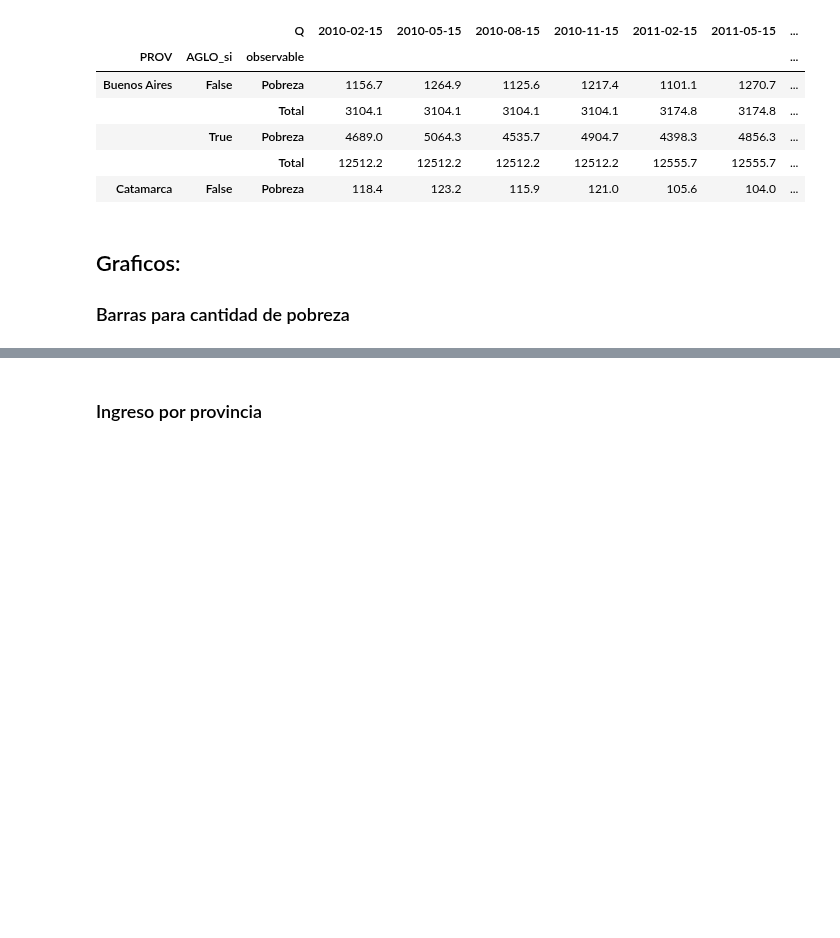
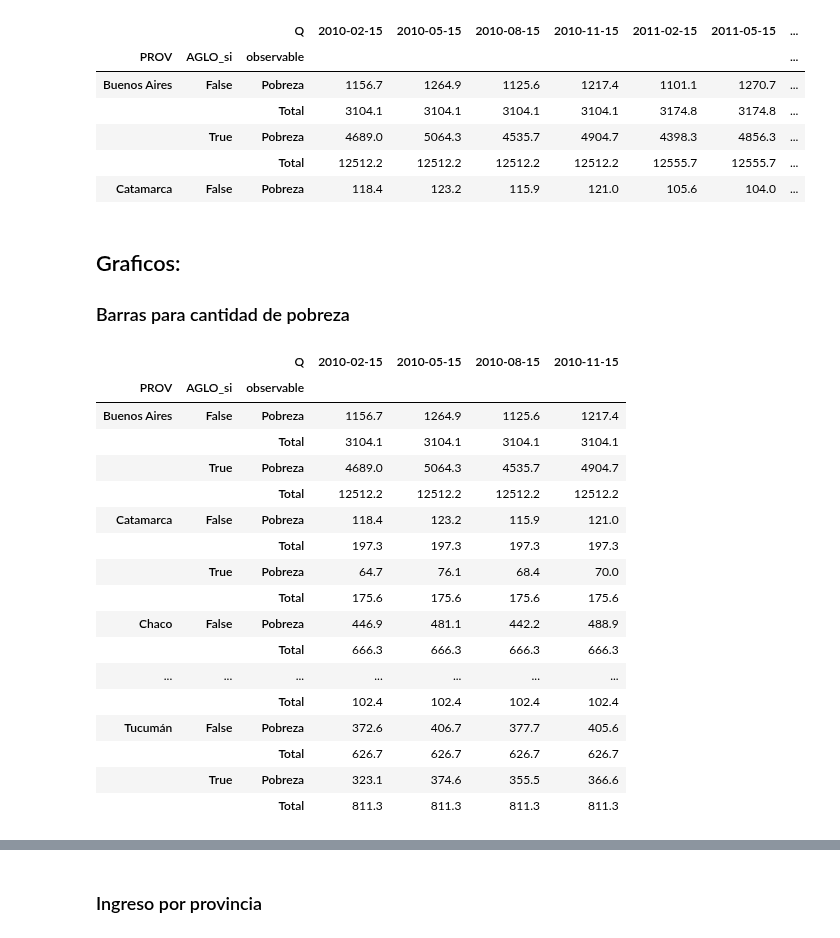
Before and after one commit to matuteiglesias/indice-pobreza-UBA, a Jupyter notebook: notebooks/09 - Exploracion de indicadores sinteticos - V2.ipynb, the cells around one changed output, grey strips where cells are left out. Saved outputs shown, nothing was run; the diff lists cells and outputs as text; code cells hidden in the pictures; blank space fills up the shorter version.

```diff
--- a/notebooks/09 - Exploracion de indicadores sinteticos - V2.ipynb
+++ b/notebooks/09 - Exploracion de indicadores sinteticos - V2.ipynb
@@ -248,4 +248,25 @@ tabla_custom.to_excel('./personas_pob_total_PROV_AGLOsi.xlsx')
 ## Graficos:
 
 ### Barras para cantidad de pobreza
+# %%
+tabla_custom.columns = pd.to_datetime(tabla_custom.columns)
+# %% [output]
+|  |  | Q | 2010-02-15 | 2010-05-15 | 2010-08-15 | 2010-11-15 |
+| PROV | AGLO_si | observable |  |  |  |  |
+| Buenos Aires | False | Pobreza | 1156.7 | 1264.9 | 1125.6 | 1217.4 |
+|  |  | Total | 3104.1 | 3104.1 | 3104.1 | 3104.1 |
+|  | True | Pobreza | 4689.0 | 5064.3 | 4535.7 | 4904.7 |
+|  |  | Total | 12512.2 | 12512.2 | 12512.2 | 12512.2 |
+| Catamarca | False | Pobreza | 118.4 | 123.2 | 115.9 | 121.0 |
+|  |  | Total | 197.3 | 197.3 | 197.3 | 197.3 |
+|  | True | Pobreza | 64.7 | 76.1 | 68.4 | 70.0 |
+|  |  | Total | 175.6 | 175.6 | 175.6 | 175.6 |
+| Chaco | False | Pobreza | 446.9 | 481.1 | 442.2 | 488.9 |
+|  |  | Total | 666.3 | 666.3 | 666.3 | 666.3 |
+| ... | ... | ... | ... | ... | ... | ... |
+|  |  | Total | 102.4 | 102.4 | 102.4 | 102.4 |
+| Tucumán | False | Pobreza | 372.6 | 406.7 | 377.7 | 405.6 |
+|  |  | Total | 626.7 | 626.7 | 626.7 | 626.7 |
+|  | True | Pobreza | 323.1 | 374.6 | 355.5 | 366.6 |
+|  |  | Total | 811.3 | 811.3 | 811.3 | 811.3 |
 # %%
```
Also changed, not shown: parts of 2 cells of this notebook, 5 other files.
